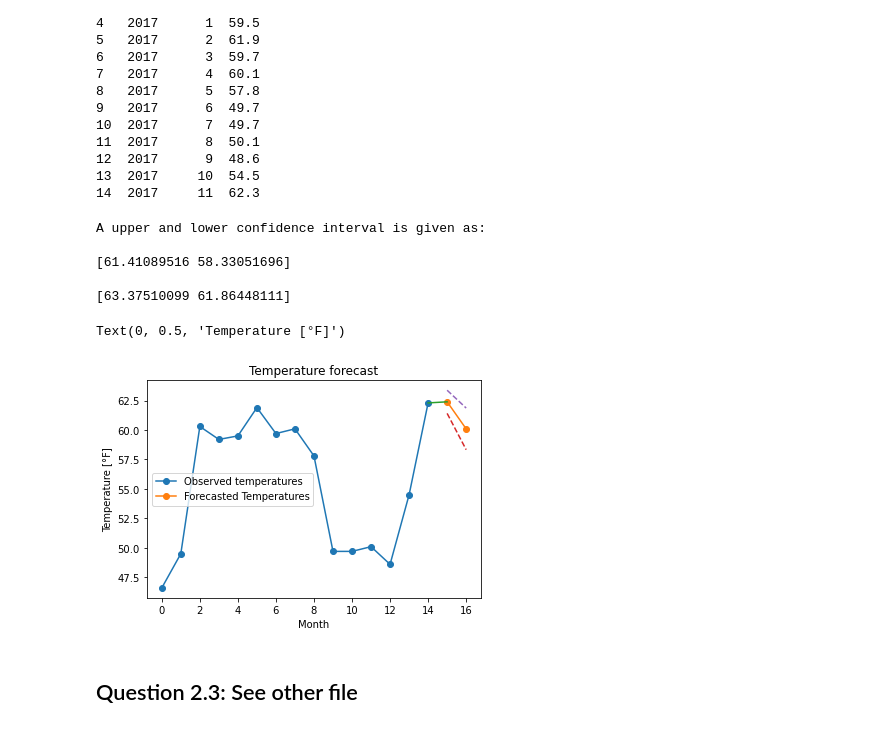
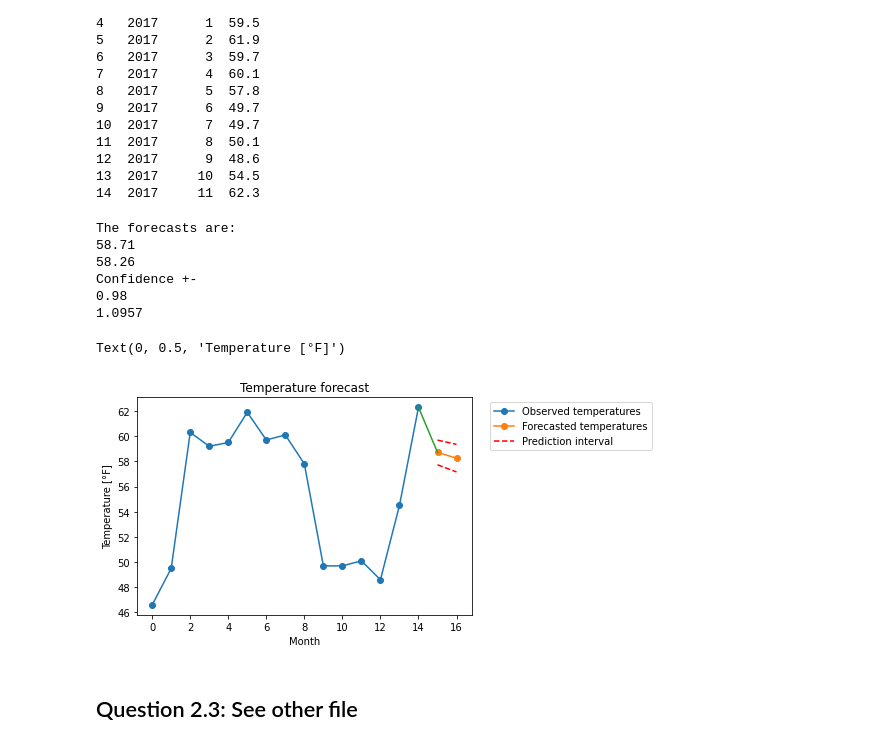
Before and after one commit to emilhaugstvedt/Time-Series-Analysis, a Jupyter notebook: Assignment2/Ass2.ipynb, the cells around one changed output. Saved outputs shown, nothing was run; the diff lists cells and outputs as text; code cells hidden in the pictures.

```diff
--- a/Assignment2/Ass2.ipynb
+++ b/Assignment2/Ass2.ipynb
@@ -128,57 +189,66 @@ print(data)
 14  2017     11  62.3
 # %%
 # Parameters:
+numStepsForecast = 2
+
 mu = 55
 sigma = 0.5
 p = 2  # Due to two B's
 d = 0
-q = 1 # One error term
+q = 0
+
 
 # Seasonal parameters:
 P = 1 # Due to one B at 12
 D = 0
 Q = 0
 s = 12
 
 # Make model:
-#trend = np.poly1d([1, -0.5, -0.3, 0, 0, 0, 0, 0, 0, 0, 0, 0, -0.9])
 model = ARIMA(np.array(data["Temp"]), order= (p, d, q), seasonal_order=(P, D, Q, s))
 
 # Fit model using the provided parameters:
-with model.fix_params({"const": mu, "sigma2": sigma**2,"ar.L1": 0.5, "ar.L2": -0.3, "ar.S.L12": 0.9, "ma.L1": 1}):
+# with model.fix_params({"const": mu, "sigma2": sigma**2,"ar.L1": 0.5, "ar.L2": -0.3, "ar.S.L12": 0.9,  "ma.L1": 1}):
+with model.fix_params({"const": mu, "sigma2": sigma**2,"ar.L1": 0.5, "ar.L2": -0.3, "ar.S.L12": 0.9}):
     res = model.fit()
 
+#print(res.summary())
+
 # Forecast:
-forecast = res.get_forecast(2)
+forecast = res.get_forecast(numStepsForecast)
 yhat = forecast.predicted_mean
 confInt = np.transpose(forecast.conf_int())
-print("A upper and lower confidence interval is given as: \n")
-print(confInt[0], "\n")
-print(confInt[1], "\n")
+print(f"The forecasts are:")
+print(round(yhat[0], 2))
+print(round(yhat[1], 2))
+print("Confidence +-")
+print(round(yhat[0] - confInt[0][0], 4))
+print(round(yhat[1] - confInt[0][1], 4))
 
 
 # Time vectors for plotting:
 timeVectorData = [t for t in range(len(data))]
 timeVectorForecast = [t for t in range(len(data), len(data) + len(yhat))]
 
 # Plot
 plt.plot(timeVectorData, data["Temp"], "-o")
 plt.plot(timeVectorForecast, yhat, "-o")
+plt.plot(timeVectorForecast, confInt[0], "--r")
+plt.plot(timeVectorForecast, confInt[1], "--r")
 plt.plot([14,15], [data["Temp"][len(data)-1], yhat[0]]) # Connecting the two graphs for visuals.
-plt.plot(timeVectorForecast, confInt[0], "--")
-plt.plot(timeVectorForecast, confInt[1], "--")
 plt.title("Temperature forecast")
-plt.legend(["Observed temperatures", "Forecasted Temperatures"])
+plt.legend(["Observed temperatures", "Forecasted temperatures", "Prediction interval"], bbox_to_anchor=(1.04,1), loc="upper left")
 plt.xlabel("Month")
 plt.ylabel("Temperature [°F]")
 # %% [output]
-A upper and lower confidence interval is given as:
-
-[61.41089516 58.33051696]
-
-[63.37510099 61.86448111]
+The forecasts are:
+58.71
+58.26
+Confidence +-
+0.98
+1.0957
 Text(0, 0.5, 'Temperature [°F]')
-[figure, old version]
+[figure, new version]
 # %% [markdown]
 ## Question 2.3: See other file
 # %% [markdown]
```
Also changed, not shown: parts of 21 cells of this notebook, 10 other files.
